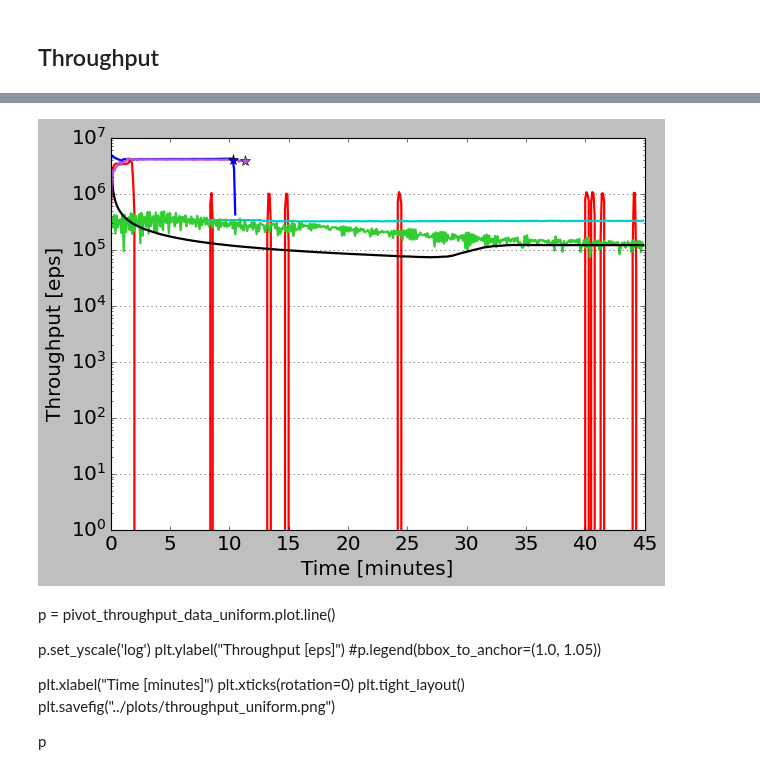
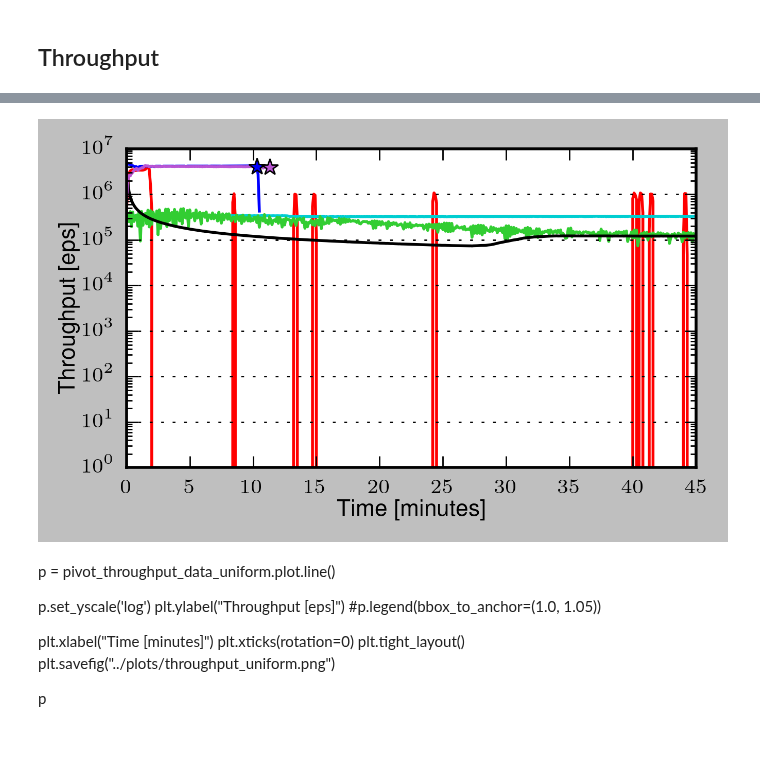
Before and after one commit to PerFuchs/gfe_notebooks, a Jupyter notebook: aging_experiment.ipynb, the cells around one changed output, grey strips where cells are left out. Saved outputs shown, nothing was run; the diff lists cells and outputs as text; code cells hidden in the pictures; blank space fills up the shorter version.

```diff
--- a/aging_experiment.ipynb
+++ b/aging_experiment.ipynb
@@ -235,36 +239,39 @@ pivot_throughput_data_graph500
 # %%
 #pivot_throughput_data_graph500 = pivot_throughput_data_graph500.replace({4.284920e+05: "NaN", 2.748934e+06: "NaN"})
 # %%
-## FIGURE 9a
+## FIGURE 10a
 
-import matplotlib.style
 matplotlib.style.use('classic')
 
 colormap=common.set_library_colormap("")
 
-p = pivot_throughput_data_graph500.drop("sortledton.1", axis=1).plot.line(color=colormap, linewidth=2, legend=None)
+plotting.latexify()
+
+p = pivot_throughput_data_graph500.drop("sortledton.1", axis=1).plot.line(color=colormap, linewidth=1, legend=None)
 
 p.set_yscale('log')
 p.set_ylim(ymin=1)
-plt.ylabel("Throughput [eps]", fontsize=18)
+plt.ylabel("Throughput [eps]")
 
 #legend_labels = ["GraphOne", "Livegraph", "Llama", "Sortledton", "Stinger", "Teseo"]
 #p.legend(bbox_to_anchor=(0., 1.02, 1., .102), loc=3, ncol=3, mode="expand", borderaxespad=0., labels=legend_labels)
 
-plt.xlabel("Time [minutes]", fontsize=18)
-plt.xticks(rotation=0, fontsize=18)
+plt.xlabel("Time [minutes]")
+plt.xticks(rotation=0)
 p.set_xlim(0, 45)
-plt.yticks(fontsize=18)
+plt.yticks()
 
-p.plot(10.3, 4.007511e+06, marker="*", markersize=10, color="blue")
-p.plot(11.3, 3.904357e+06, marker="*", markersize=10, color="mediumorchid")
+p.plot(10.3, 4.007511e+06, marker="*", markersize=6, color="blue")
+p.plot(11.3, 3.904357e+06, marker="*", markersize=6, color="mediumorchid")
 
 plt.grid(axis='y')
 
+#plotting.format_axes(p)
+
 plt.tight_layout()
-plt.savefig("../plots/throughput-new.png", dpi=400)
+plt.savefig(plotting.base_path + "throughput-new.png", dpi=400)
 # %% [output]
-[figure, old version]
+[figure, new version]
 # %% [markdown]
 p = pivot_throughput_data_uniform.plot.line()
 
```
Also changed, not shown: parts of 6 cells of this notebook, 5 other files.
